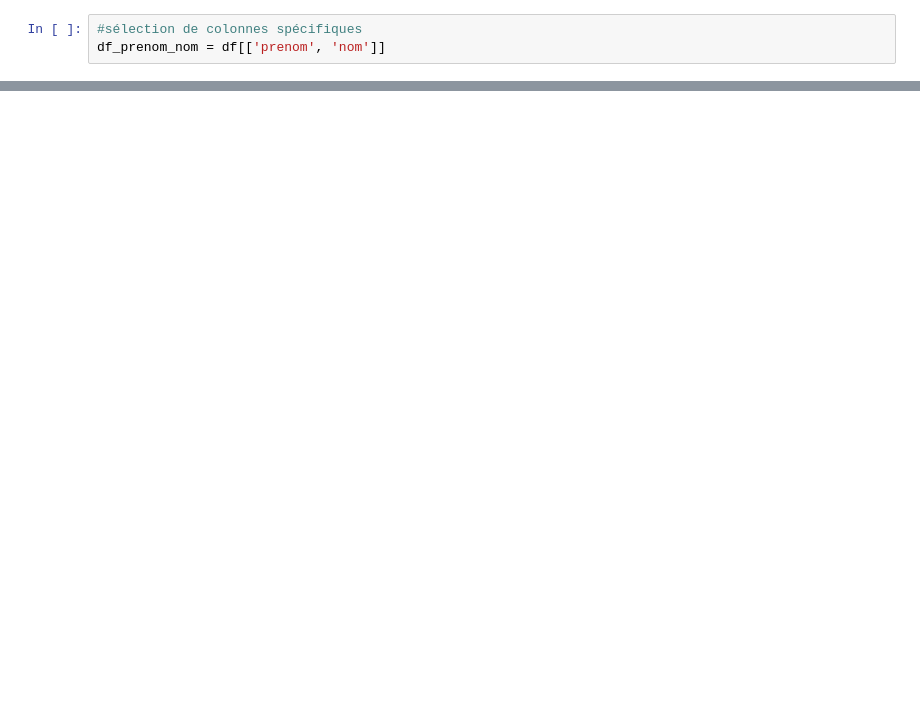
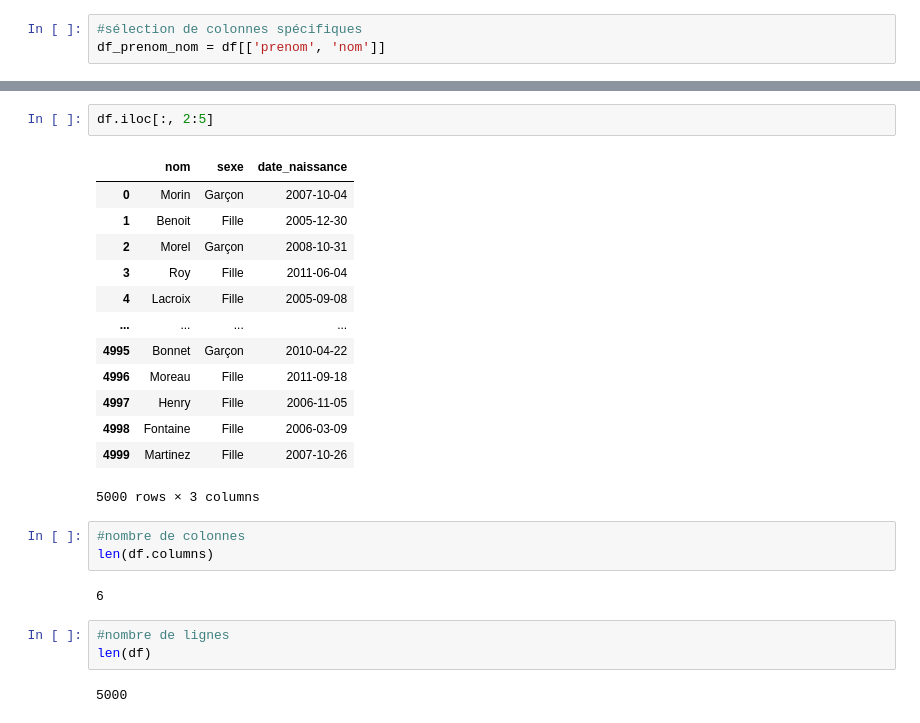
Before and after one commit to ZorroLeVrai/Python.Bureautique, a Jupyter notebook: Notebooks/utilisation_pandas.ipynb, the cells around one changed output, grey strips where cells are left out. Cells and saved outputs as stored; diff of their text form; blank space fills up the shorter version.

```diff
--- a/Notebooks/utilisation_pandas.ipynb
+++ b/Notebooks/utilisation_pandas.ipynb
@@ -154,3 +299,29 @@ donnees_filtrees4
+# %%
+df.iloc[:, 2:5]
+# %% [output]
+|  | nom | sexe | date_naissance |
+| 0 | Morin | Garçon | 2007-10-04 |
+| 1 | Benoit | Fille | 2005-12-30 |
+| 2 | Morel | Garçon | 2008-10-31 |
+| 3 | Roy | Fille | 2011-06-04 |
+| 4 | Lacroix | Fille | 2005-09-08 |
+| ... | ... | ... | ... |
+| 4995 | Bonnet | Garçon | 2010-04-22 |
+| 4996 | Moreau | Fille | 2011-09-18 |
+| 4997 | Henry | Fille | 2006-11-05 |
+| 4998 | Fontaine | Fille | 2006-03-09 |
+| 4999 | Martinez | Fille | 2007-10-26 |
+5000 rows × 3 columns
+# %%
+#nombre de colonnes
+len(df.columns)
+# %% [output]
+6
+# %%
+#nombre de lignes
+len(df)
+# %% [output]
+5000
 # %%
 #Ajout d'une nouvelle colonne basée sur des calculs
 df['nom_prenom'] = df['prenom'] + " " + df['nom']
```
Also changed, not shown: parts of 24 cells of this notebook, 2 other files.
